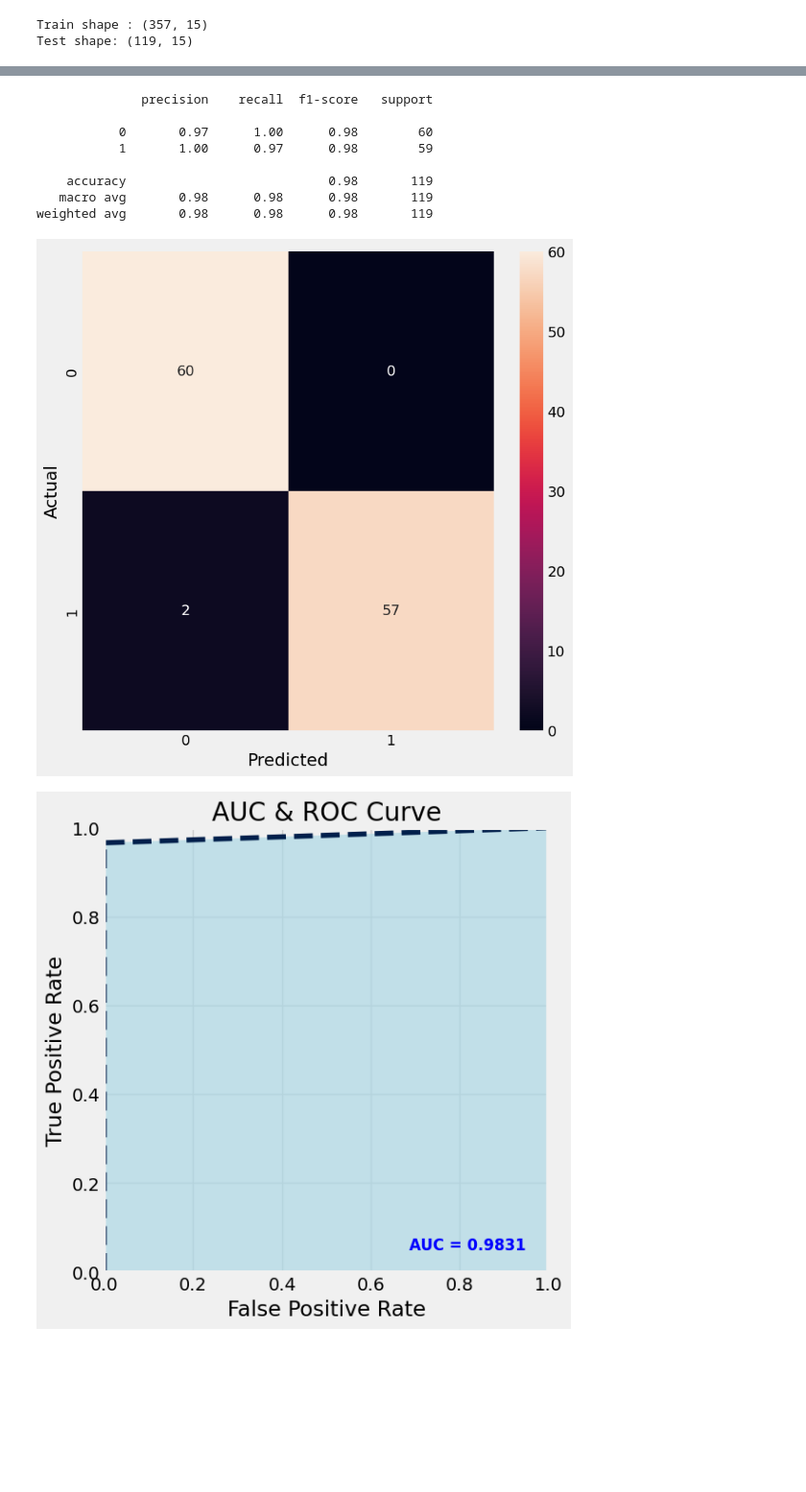
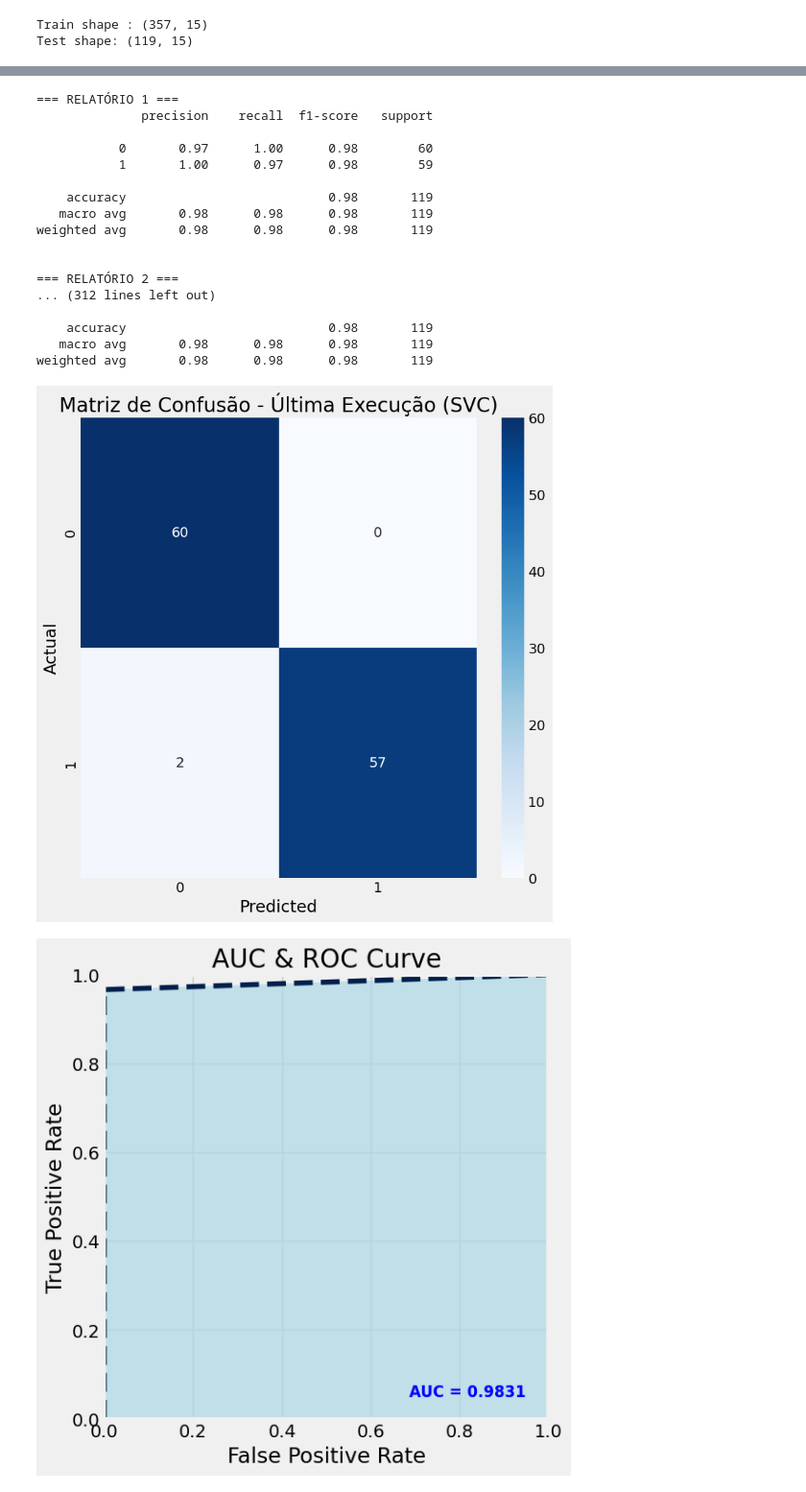
Before and after one commit to DevSamuelMuniz/modelo-ia, a Jupyter notebook: modelo.ipynb, the cells around one changed output, grey strips where cells are left out. Shown at 96% size. Saved outputs shown, nothing was run; the diff lists cells and outputs as text; code cells hidden in the pictures; blank space fills up the shorter version.

```diff
--- a/modelo.ipynb
+++ b/modelo.ipynb
@@ -433,23 +633,51 @@ weighted avg       0.95      0.95      0.95       119
 # %%
-model = SVC(gamma=10,C=100)
-model.fit(X_train,y_train)
-y_pred_svc=model.predict(X_test)
-confusion_svc=confusion_matrix(y_test,y_pred_svc)
-plt.figure(figsize=(8,8))
-sns.heatmap(confusion_svc,annot=True)
+from sklearn.svm import SVC
+from sklearn.metrics import confusion_matrix, classification_report
+import matplotlib.pyplot as plt
+import seaborn as sns
+
+relatorios_svc = []
+matriz_final_svc = None
+
+for i in range(30):
+    model = SVC(gamma=10, C=100)
+    model.fit(X_train, y_train)
+    y_pred_svc = model.predict(X_test)
+
+    if i == 29:
+        matriz_final_svc = confusion_matrix(y_test, y_pred_svc)
+
+    relatorios_svc.append(classification_report(y_test, y_pred_svc, output_dict=True))
+
+    print(f"\n=== RELATÓRIO {i+1} ===")
+    print(classification_report(y_test, y_pred_svc))
+
+# Exibe a matriz de confusão da última execução
+plt.figure(figsize=(8, 8))
+sns.heatmap(matriz_final_svc, annot=True, cmap="Blues", fmt="d")
 plt.xlabel("Predicted")
 plt.ylabel("Actual")
-print(classification_report(y_test,y_pred_svc))
+plt.title("Matriz de Confusão - Última Execução (SVC)")
+plt.show()
 # %% [output]
+=== RELATÓRIO 1 ===
               precision    recall  f1-score   support
 
            0       0.97      1.00      0.98        60
            1       1.00      0.97      0.98        59
 
     accuracy                           0.98       119
    macro avg       0.98      0.98      0.98       119
 weighted avg       0.98      0.98      0.98       119
+
+
+=== RELATÓRIO 2 ===
+... (312 lines left out)
+
+    accuracy                           0.98       119
+   macro avg       0.98      0.98      0.98       119
+weighted avg       0.98      0.98      0.98       119
-[figure, old version]
+[figure, new version]
 # %%
 from sklearn import metrics
 auc = metrics.roc_auc_score(y_test, y_pred_svc)
```
Also changed, not shown: parts of 10 cells of this notebook, 2 other files.
